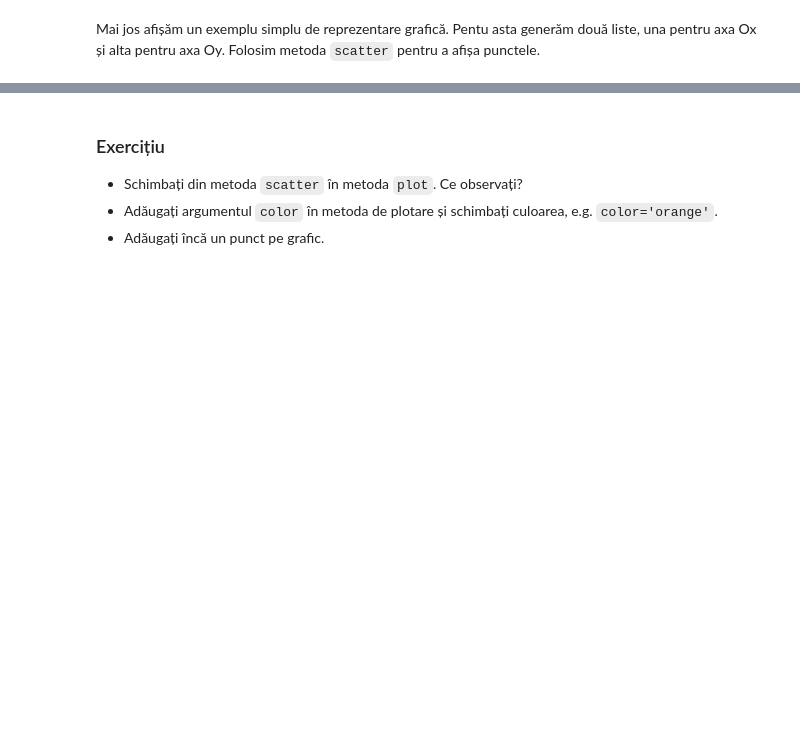
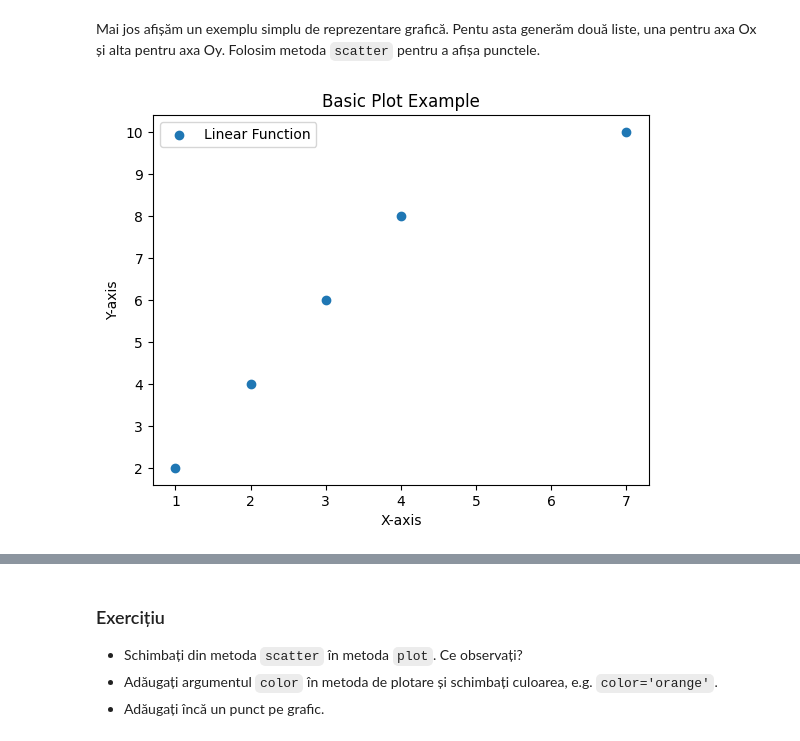
Before and after one commit to prodangp/LaboratorCN, a Jupyter notebook: CN_LAB_3_DATA_VISUALIZATION.ipynb, the cells around one changed output, grey strips where cells are left out. Drawn from its saved outputs; the diff is of its cells as text; code cells hidden in the pictures; blank space fills up the shorter version.

```diff
--- a/CN_LAB_3_DATA_VISUALIZATION.ipynb
+++ b/CN_LAB_3_DATA_VISUALIZATION.ipynb
@@ -181,15 +233,17 @@ import numpy as np
 # %% [markdown]
 Mai jos afișăm un exemplu simplu de reprezentare grafică. Pentu asta generăm două liste, una pentru axa Ox și alta pentru axa Oy. Folosim metoda `scatter` pentru a afișa punctele.
 # %%
-x = [1, 2, 3, 4, 5]
+x = [1, 2, 3, 4, 7]
 y = [2, 4, 6, 8, 10]
 
 fig, ax = plt.subplots()
 
 ax.scatter(x, y, label='Linear Function')
 ax.set_xlabel('X-axis')
 ax.set_ylabel('Y-axis')
 ax.set_title('Basic Plot Example')
 ax.legend()
 
 plt.show()
+# %% [output]
+[figure, added]
```
Also changed, not shown: parts of 19 cells of this notebook, 5 other files.
